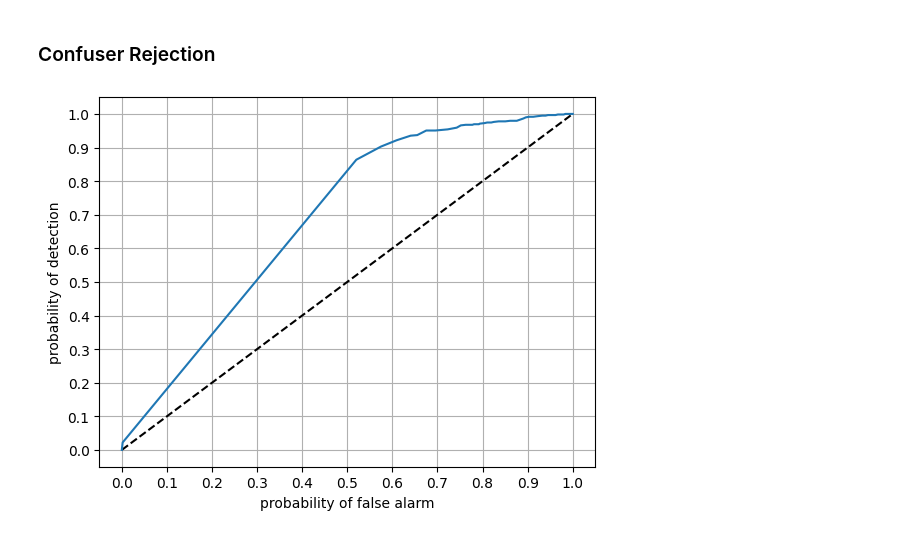
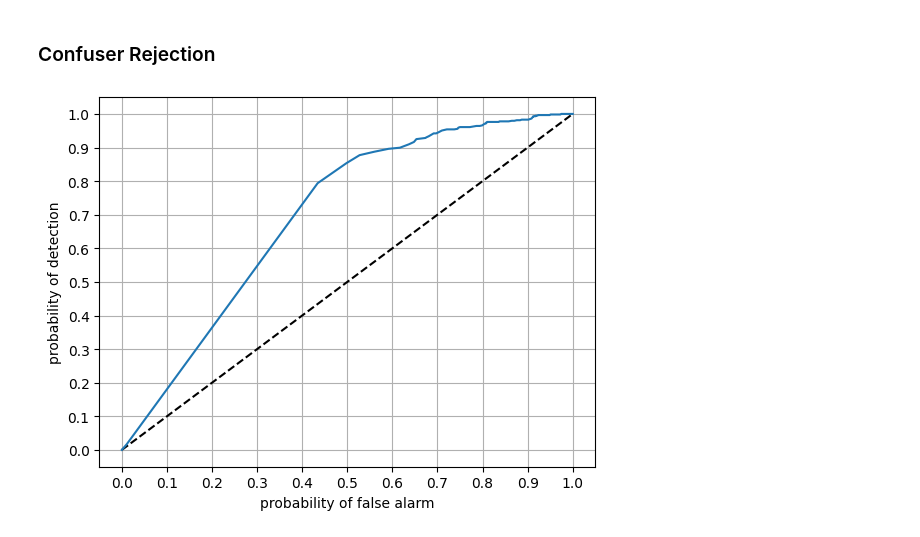
Before and after one commit to jangsoopark/AConvNet-pytorch, a Jupyter notebook: notebook/experiments-CR.ipynb, the cells around one changed output. Cells and saved outputs as stored; diff of their text form; code cells hidden in the pictures.

```diff
--- a/notebook/experiments-CR.ipynb
+++ b/notebook/experiments-CR.ipynb
@@ -187,9 +187,6 @@ plt.show()
 ### Confuser Rejection
 # %%
 def confuser_rejection(_m, ds):
-
-    as_known = 0
-    confuser_as_known = 0
 
     num_known = 0
     num_confuser = 0
@@ -210,7 +207,7 @@ def confuser_rejection(_m, ds):
         predictions = _softmax(predictions)
 
         posteriors.append(predictions)
-        gt.append(labels)
+        gt.append(is_confuser)
 
 #         print(f'{predictions.cpu().tolist()[0][0]:.2f}, {predictions.cpu().tolist()[0][1]:.2f}, {predictions.cpu().tolist()[0][2]:.2f}')
 
@@ -218,6 +215,9 @@ def confuser_rejection(_m, ds):
     p_fa = []
 
     for th in np.arange(0., 1.1, 0.005):
+        as_known = 0
+        confuser_as_known = 0
+
         for predictions, is_confuser in zip(posteriors, gt):
             as_confuser = predictions < th
 
@@ -226,24 +226,25 @@ def confuser_rejection(_m, ds):
 
             if is_confuser:
                 confuser_as_known += 1
-
             else:
                 as_known += 1
+
         p_d.append(as_known / num_known)
         p_fa.append(confuser_as_known / num_confuser)
+
     return p_d, p_fa, np.arange(0., 1.1, 0.001)
 # %%
+
 test_set = load_dataset('dataset', False, 'confuser-rejection', 1)
-
 d, fa, th = confuser_rejection(m, test_set)
 
 
 plt.plot([0, 1], [0, 1], linestyle='--', markersize=0.01, color='black')
-plt.plot(p_fa, p_d)
+plt.plot(fa, d)
 plt.xlabel('probability of false alarm')
 plt.ylabel('probability of detection')
 plt.xticks(np.arange(0., 1.1, 0.1))
 plt.yticks(np.arange(0., 1.1, 0.1))
 plt.grid(True)
 # %% [output]
-[figure, old version]
+[figure, new version]
```
Also changed, not shown: parts of 1 cell of this notebook.
